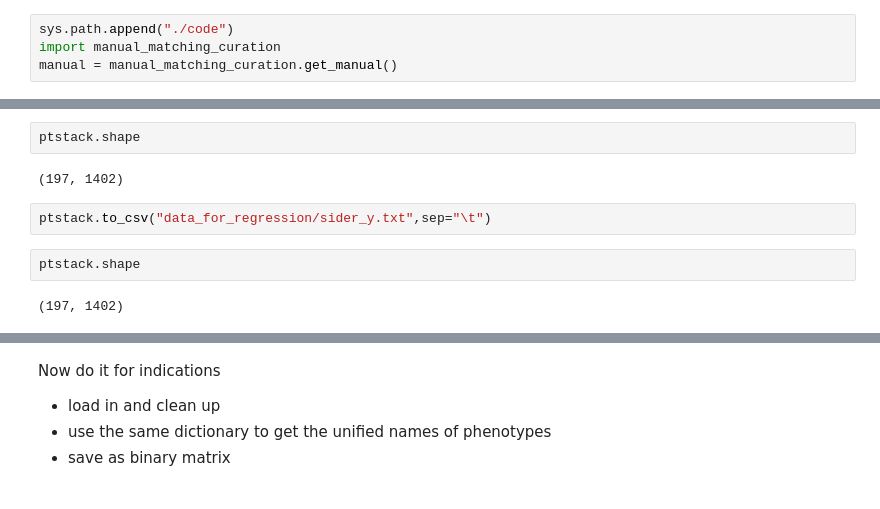
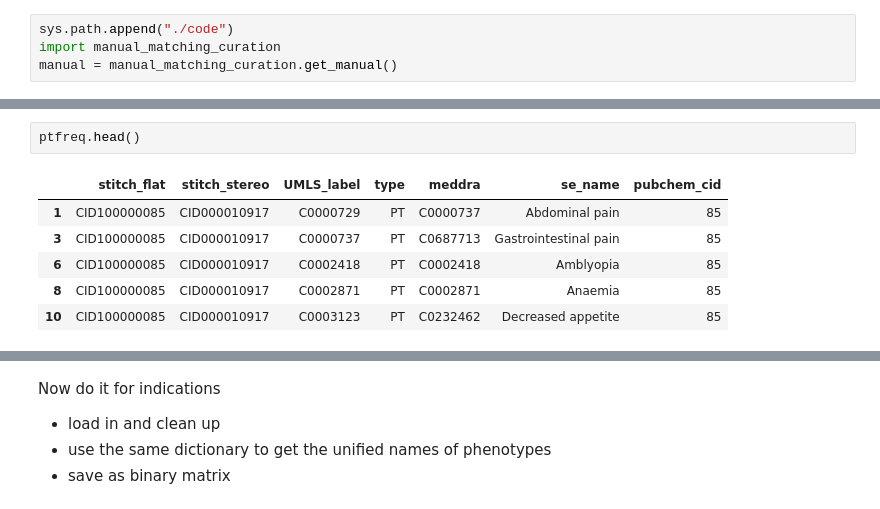
Before and after one commit to RDMelamed/drug-phenome, a Jupyter notebook: 1. curate_data.ipynb, the cells around one changed output, grey strips where cells are left out. Cells and saved outputs as stored; diff of their text form.

```diff
--- a/1. curate_data.ipynb
+++ b/1. curate_data.ipynb
@@ -166,10 +153,9 @@ ptstack = ptstack.droplevel(0,0)
-# %%
-ptstack.shape
-# %% [output]
-(197, 1402)
-# %%
-ptstack.to_csv("data_for_regression/sider_y.txt",sep="\t")
-# %%
-ptstack.shape
-# %% [output]
-(197, 1402)
+# %%
+ptfreq.head()
+# %% [output]
+|  | stitch_flat | stitch_stereo | UMLS_label | type | meddra | se_name | pubchem_cid |
+| 1 | CID100000085 | CID000010917 | C0000729 | PT | C0000737 | Abdominal pain | 85 |
+| 3 | CID100000085 | CID000010917 | C0000737 | PT | C0687713 | Gastrointestinal pain | 85 |
+| 6 | CID100000085 | CID000010917 | C0002418 | PT | C0002418 | Amblyopia | 85 |
+| 8 | CID100000085 | CID000010917 | C0002871 | PT | C0002871 | Anaemia | 85 |
+| 10 | CID100000085 | CID000010917 | C0003123 | PT | C0232462 | Decreased appetite | 85 |
```
Also changed, not shown: parts of 19 cells of this notebook, 2 other files.
